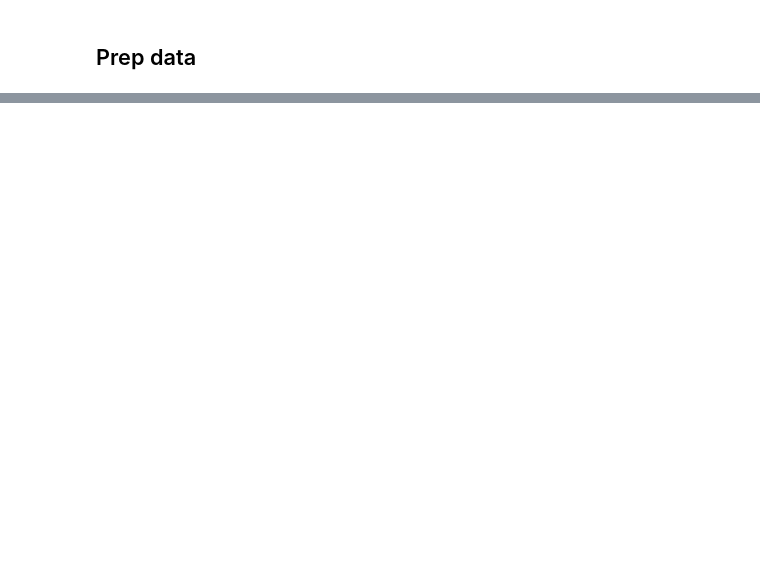
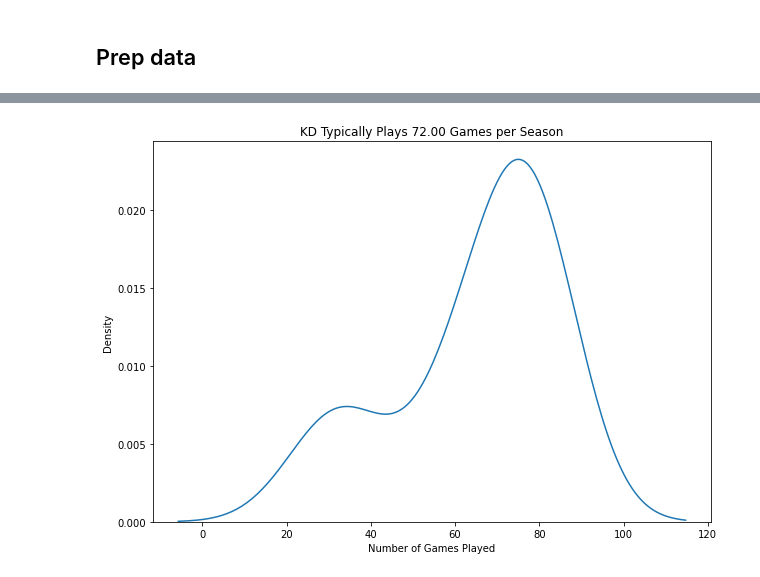
Before and after one commit to aaronengland/nba_scoring_analysis, a Jupyter notebook: nba_scoring_analysis.ipynb, the cells around one changed output, grey strips where cells are left out. Cells and saved outputs as stored; diff of their text form; code cells hidden in the pictures; blank space fills up the shorter version.

```diff
--- a/nba_scoring_analysis.ipynb
+++ b/nba_scoring_analysis.ipynb
@@ -269,0 +404,15 @@ df_extrapolate
+# %%
+# get games played by season
+list_cols = ['year', 'game_number']
+df_grouped = df[list_cols].groupby(by='year', as_index=False).max()
+flt_median_games_per_season = np.median(df_grouped['game_number'])
+fig, ax = plt.subplots(figsize=(10,7))
+ax.set_title(f'{str_player} Typically Plays {flt_median_games_per_season:0.2f} Games per Season')
+ax.set_xlabel('Number of Games Played')
+sns.kdeplot(df_grouped['game_number'], ax=ax)
+str_filename = 'plt_games_per_season.png'
+str_local_path = f'{str_dirname_output}/{str_filename}'
+plt.savefig(str_local_path, bbox_inches='tight')
+plt.show()
+# %% [output]
+[figure, added]
```
Also changed, not shown: parts of 34 cells of this notebook, 6 other files.
